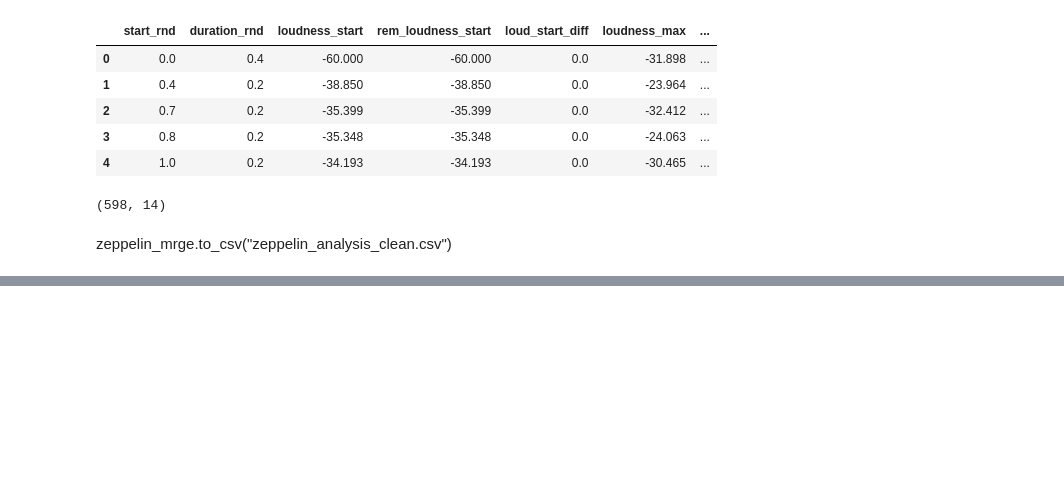
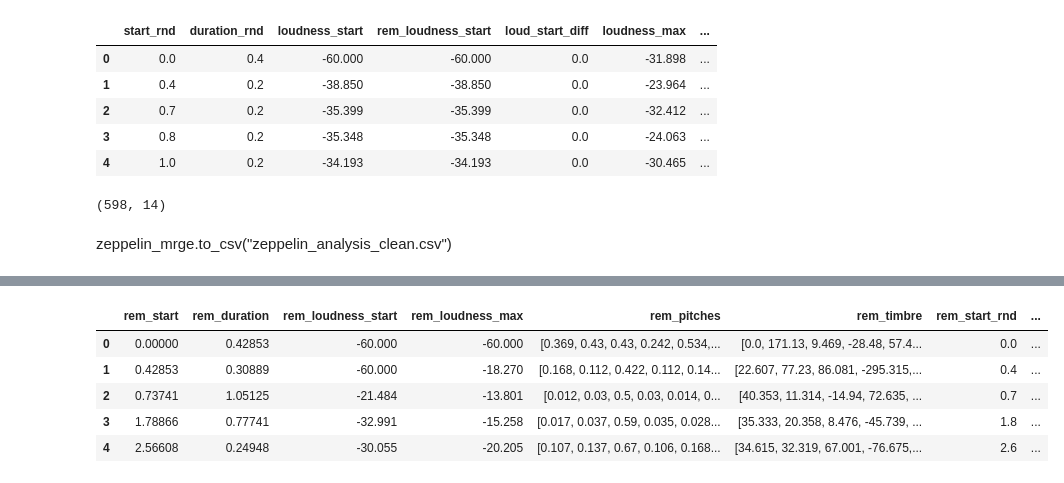
Before and after one commit to adamtsuch21/nss_capstone, a Jupyter notebook: notebooks/capstone_clean_data.ipynb, the cells around one changed output, grey strips where cells are left out. Cells and saved outputs as stored; diff of their text form; code cells hidden in the pictures; blank space fills up the shorter version.

```diff
--- a/notebooks/capstone_clean_data.ipynb
+++ b/notebooks/capstone_clean_data.ipynb
@@ -1257,0 +1347,13 @@ zeppelin_mrge.to_csv("zeppelin_analysis_clean.csv")
+# %%
+stones_rem = pd.read_csv(stones_fp + 'rem_analysis.csv')
+time_rnd(stones_rem)
+stones_rem= stones_rem.drop(columns=['confidence', 'loudness_max_time', 'loudness_end'])
+stones_rem.columns = ['rem_' + str(col) for col in stones_rem.columns]
+stones_rem.head()
+# %% [output]
+|  | rem_start | rem_duration | rem_loudness_start | rem_loudness_max | rem_pitches | rem_timbre | rem_start_rnd | ... |
+| 0 | 0.00000 | 0.42853 | -60.000 | -60.000 | [0.369, 0.43, 0.43, 0.242, 0.534,... | [0.0, 171.13, 9.469, -28.48, 57.4... | 0.0 | ... |
+| 1 | 0.42853 | 0.30889 | -60.000 | -18.270 | [0.168, 0.112, 0.422, 0.112, 0.14... | [22.607, 77.23, 86.081, -295.315,... | 0.4 | ... |
+| 2 | 0.73741 | 1.05125 | -21.484 | -13.801 | [0.012, 0.03, 0.5, 0.03, 0.014, 0... | [40.353, 11.314, -14.94, 72.635, ... | 0.7 | ... |
+| 3 | 1.78866 | 0.77741 | -32.991 | -15.258 | [0.017, 0.037, 0.59, 0.035, 0.028... | [35.333, 20.358, 8.476, -45.739, ... | 1.8 | ... |
+| 4 | 2.56608 | 0.24948 | -30.055 | -20.205 | [0.107, 0.137, 0.67, 0.106, 0.168... | [34.615, 32.319, 67.001, -76.675,... | 2.6 | ... |
```
Also changed, not shown: parts of 42 cells of this notebook, 4 other files.
